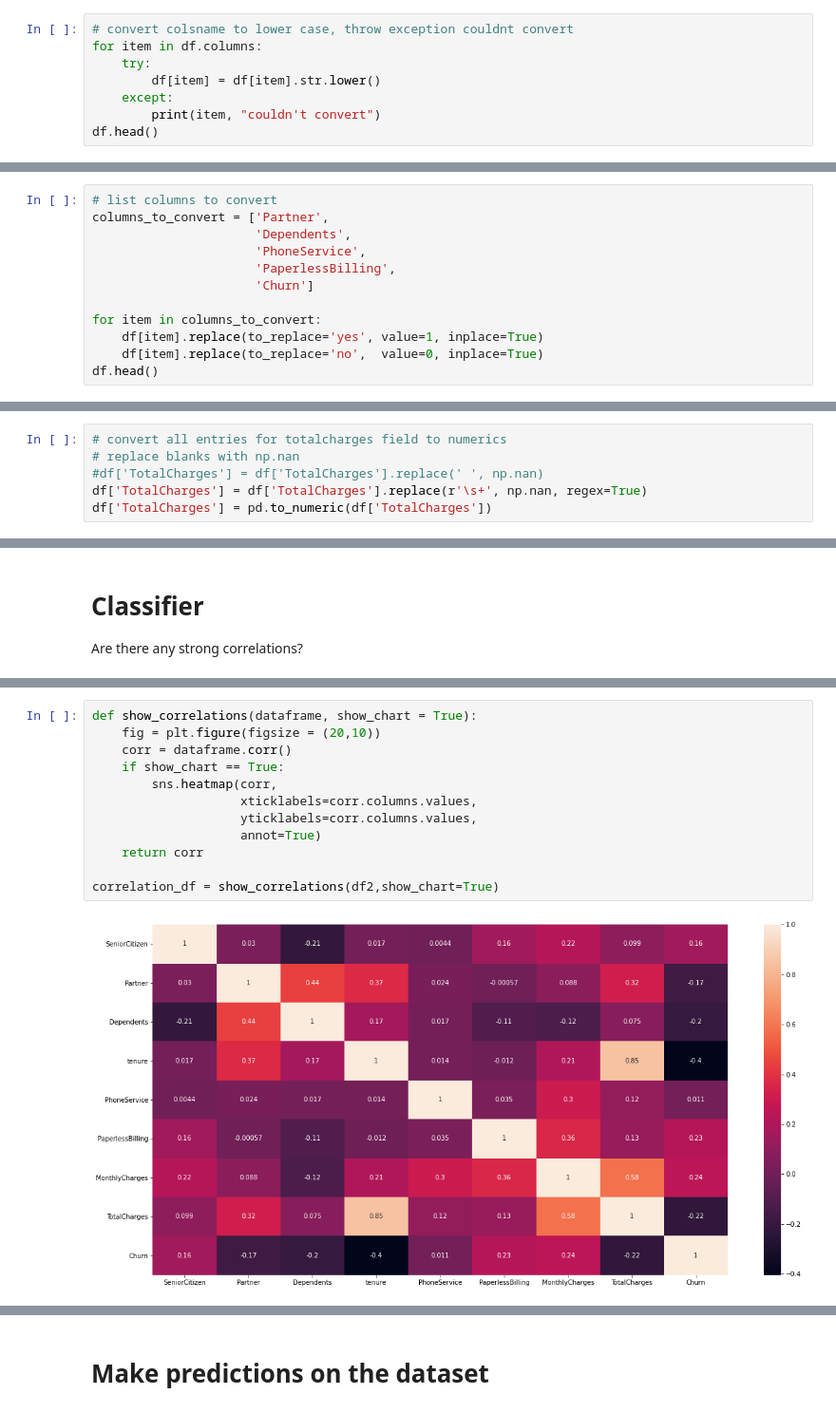
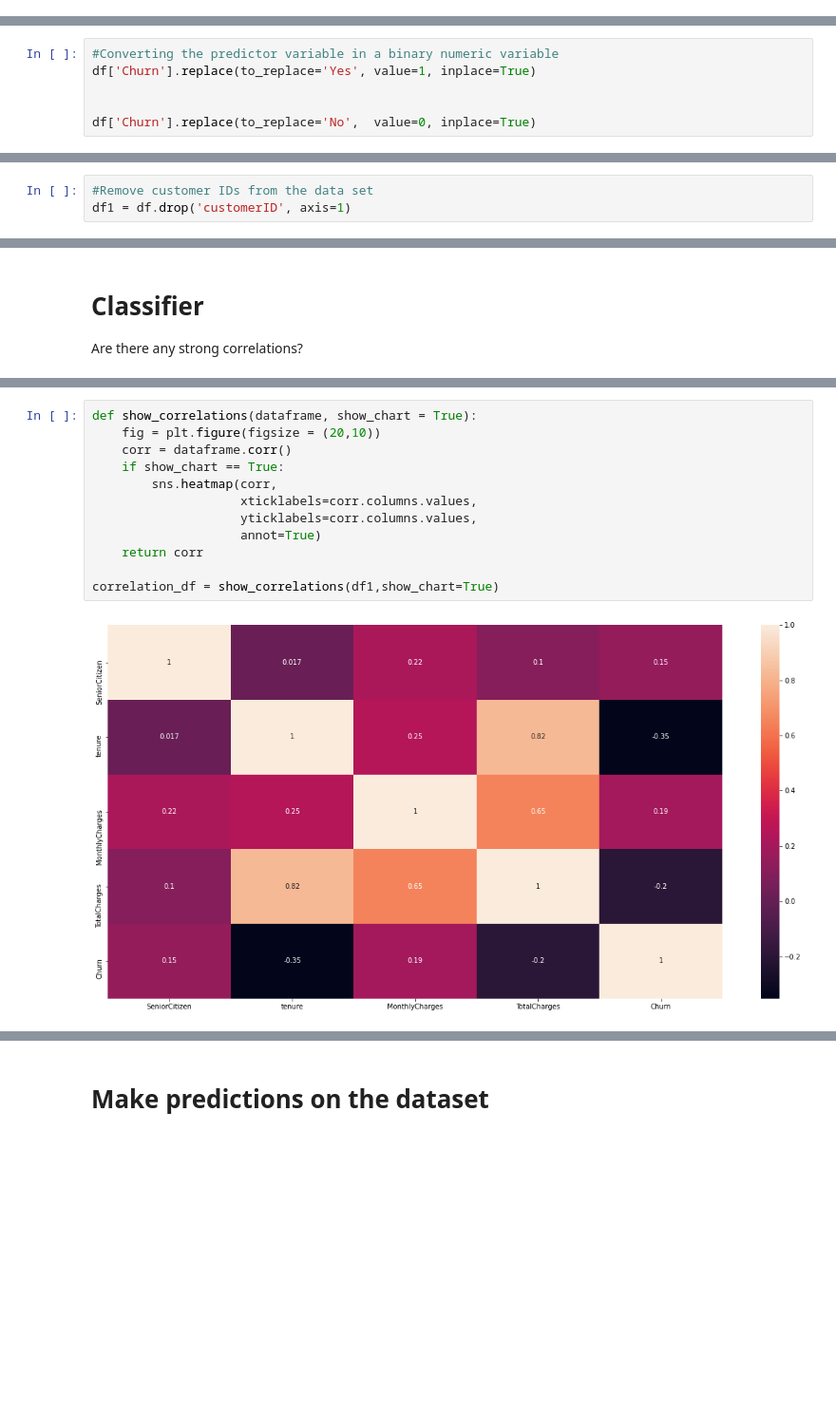
Before and after one commit to nketsang/ADSGIT, a Jupyter notebook: thabo-s-project.ipynb, the cells around one changed output, grey strips where cells are left out. Shown at 95% size. Drawn from its saved outputs; the diff is of its cells as text; blank space fills up the shorter version.

```diff
--- a/thabo-s-project.ipynb
+++ b/thabo-s-project.ipynb
@@ -124,8 +241,0 @@ all strings to lower case in cols fields
-# %%
-# convert colsname to lower case, throw exception couldnt convert
-for item in df.columns:
-    try:
-        df[item] = df[item].str.lower()
-    except:
-        print(item, "couldn't convert")
-df.head()
@@ -146,12 +260,6 @@ all cols with value yes or no, convert to 0 or 1 respectively
 # %%
-# list columns to convert
-columns_to_convert = ['Partner',
-                      'Dependents',
-                      'PhoneService',
-                      'PaperlessBilling',
-                      'Churn']
+#Converting the predictor variable in a binary numeric variable
+df['Churn'].replace(to_replace='Yes', value=1, inplace=True)
 
-for item in columns_to_convert:
-    df[item].replace(to_replace='yes', value=1, inplace=True)
-    df[item].replace(to_replace='no',  value=0, inplace=True)
-df.head()
+
+df['Churn'].replace(to_replace='No',  value=0, inplace=True)
@@ -227,6 +281,0 @@ Name: TotalCharges, Length: 7043, dtype: object
-# %%
-# convert all entries for totalcharges field to numerics
-# replace blanks with np.nan
-#df['TotalCharges'] = df['TotalCharges'].replace(' ', np.nan)
-df['TotalCharges'] = df['TotalCharges'].replace(r'\s+', np.nan, regex=True)
-df['TotalCharges'] = pd.to_numeric(df['TotalCharges'])
@@ -297,0 +282,3 @@ Number of non-churners 1869
+# %%
+#Remove customer IDs from the data set
+df1 = df.drop('customerID', axis=1)
@@ -301,14 +312,14 @@ Are there any strong correlations?
 # %%
 def show_correlations(dataframe, show_chart = True):
     fig = plt.figure(figsize = (20,10))
     corr = dataframe.corr()
     if show_chart == True:
         sns.heatmap(corr,
                     xticklabels=corr.columns.values,
                     yticklabels=corr.columns.values,
                     annot=True)
     return corr
 
-correlation_df = show_correlations(df2,show_chart=True)
+correlation_df = show_correlations(df1,show_chart=True)
 # %% [output]
-[figure, old version]
+[figure, new version]
```
Also changed, not shown: parts of 84 cells of this notebook.
